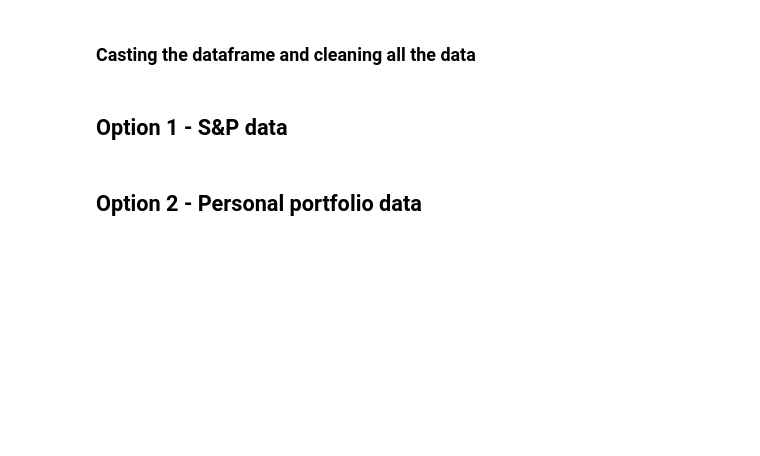
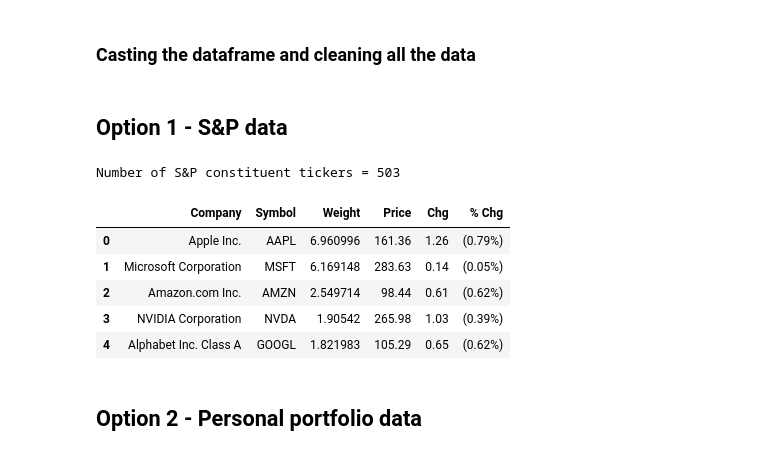
Before and after one commit to sienlonglim/financial_analysis_forecasting, a Jupyter notebook: p1_yahoo_stats_scrapper.ipynb, the cells around one changed output. Cells and saved outputs as stored; diff of their text form; code cells hidden in the pictures; blank space fills up the shorter version.

```diff
--- a/p1_yahoo_stats_scrapper.ipynb
+++ b/p1_yahoo_stats_scrapper.ipynb
@@ -362,7 +383,15 @@ def clean_df(all_data, metrics, display_progress=False):
 # %% [markdown]
 ## Option 1 - S&P data
 # %%
-#sp_df, tickers = scrap_SnP_tickers()
+sp_df, tickers = scrap_SnP_tickers()
+# %% [output]
+Number of S&P constituent tickers = 503
+|  | Company | Symbol | Weight | Price | Chg | % Chg |
+| 0 | Apple Inc. | AAPL | 6.960996 | 161.36 | 1.26 | (0.79%) |
+| 1 | Microsoft Corporation | MSFT | 6.169148 | 283.63 | 0.14 | (0.05%) |
+| 2 | Amazon.com Inc. | AMZN | 2.549714 | 98.44 | 0.61 | (0.62%) |
+| 3 | NVIDIA Corporation | NVDA | 1.90542 | 265.98 | 1.03 | (0.39%) |
+| 4 | Alphabet Inc. Class A | GOOGL | 1.821983 | 105.29 | 0.65 | (0.62%) |
 # %% [markdown]
 ## Option 2 - Personal portfolio data
 # %%
```
Also changed, not shown: parts of 5 cells of this notebook, 3 other files.
